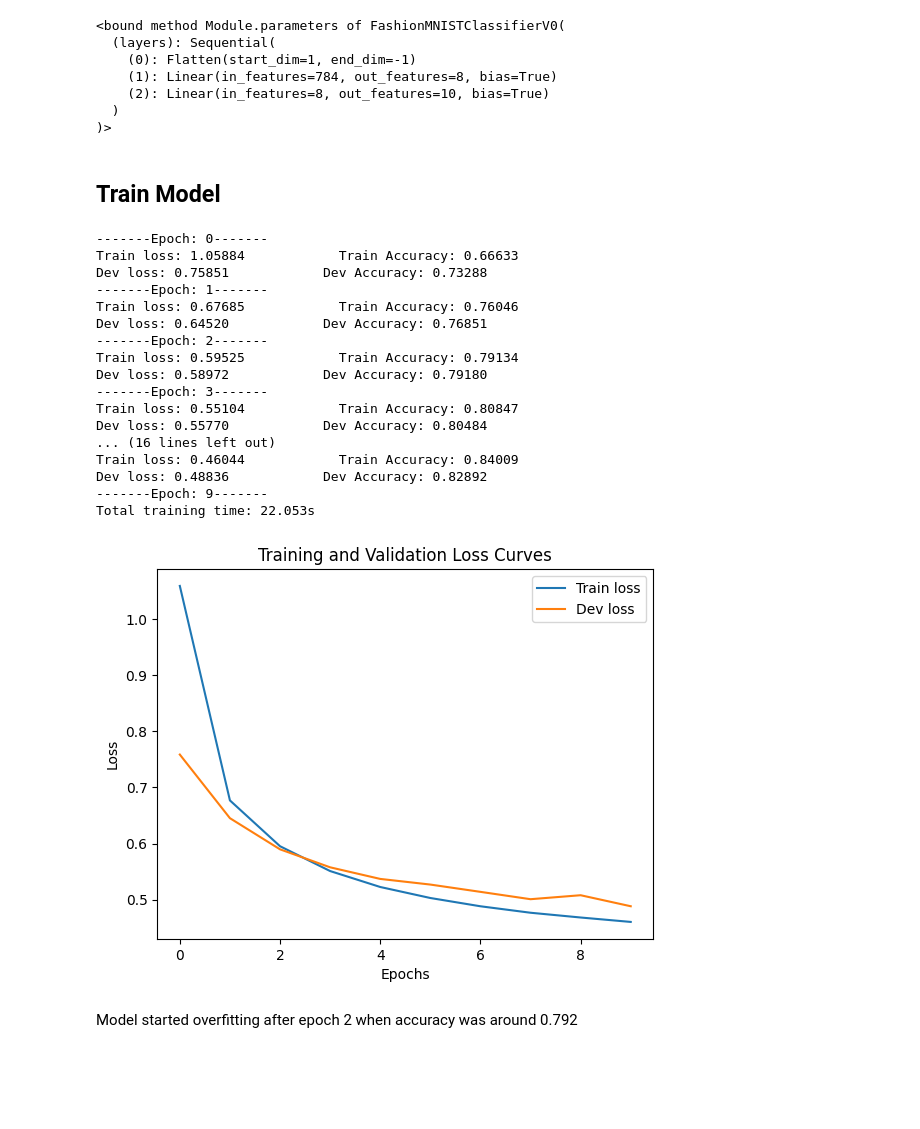
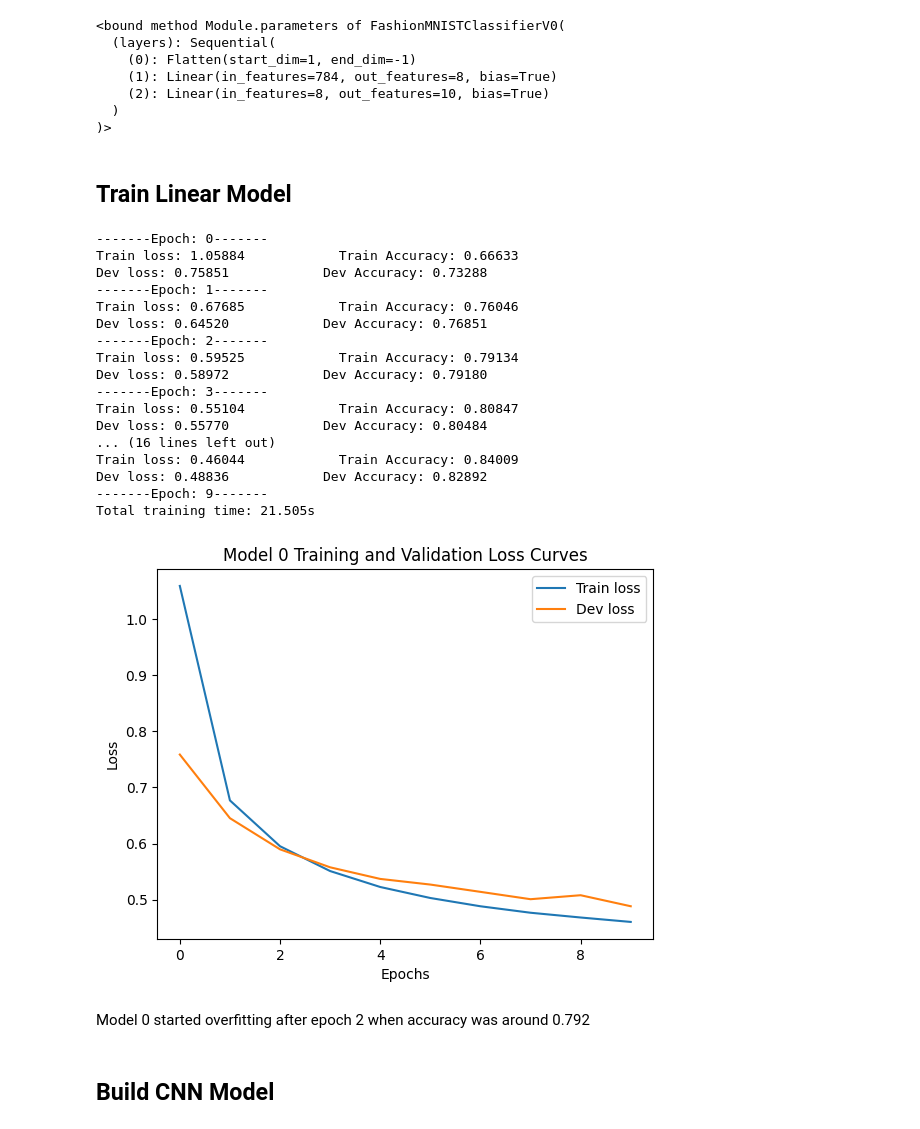
Before and after one commit to akshaytrikha/learning-pytorch, a Jupyter notebook: minibatch-vision-classification.ipynb, the cells around one changed output. Cells and saved outputs as stored; diff of their text form; code cells hidden in the pictures; blank space fills up the shorter version.

```diff
--- a/minibatch-vision-classification.ipynb
+++ b/minibatch-vision-classification.ipynb
@@ -110,6 +182,5 @@ class FashionMNISTClassifierV0(nn.Module):
     def forward(self, x):
         return self.layers(x)
 # %%
-device = "cuda" if torch.cuda.is_available() else "cpu"
-model = FashionMNISTClassifierV0(input_features=NUM_FEATURES, output_features=NUM_CLASSES, hidden_units=8).to(device)
+model_0 = FashionMNISTClassifierV0(input_features=NUM_FEATURES, output_features=NUM_CLASSES, hidden_units=8).to(device)
 # %%
@@ -123,4 +194,4 @@ model.parameters
   )
 )>
 # %% [markdown]
-## Train Model
+## Train Linear Model
@@ -217,12 +220,12 @@ start_time = timer()
 for epoch in range(epochs):
     print(f"-------Epoch: {epoch}-------")
     train_loss, train_accuracy = \
-        train_step(model, train_dataloader, loss_fn, accuracy_fn, device)
+        train_step(model_0, train_dataloader, loss_fn, accuracy_fn, device)
     train_loss_values += [train_loss]
     train_accuracy_values += [train_accuracy]
 
     dev_loss, dev_accuracy = \
-        dev_step(model, test_dataloader, loss_fn, accuracy_fn, device)
+        dev_step(model_0, test_dataloader, loss_fn, accuracy_fn, device)
     dev_loss_values += [dev_loss]
     dev_accuracy_values += [dev_accuracy]
 
@@ -245,16 +248,18 @@ Dev loss: 0.55770            Dev Accuracy: 0.80484
 Train loss: 0.46044            Train Accuracy: 0.84009
 Dev loss: 0.48836            Dev Accuracy: 0.82892
 -------Epoch: 9-------
-Total training time: 22.053s
+Total training time: 21.505s
 # %%
 # plot loss curves
 plt.plot(torch.arange(epochs), train_loss_values, label="Train loss")
 plt.plot(torch.arange(epochs), dev_loss_values, label="Dev loss")
-plt.title("Training and Validation Loss Curves")
+plt.title("Model 0 Training and Validation Loss Curves")
 plt.ylabel("Loss")
 plt.xlabel("Epochs")
 plt.legend();
 # %% [output]
-[figure, old version]
+[figure, new version]
 # %% [markdown]
-Model started overfitting after epoch 2 when accuracy was around 0.792
+Model 0 started overfitting after epoch 2 when accuracy was around 0.792
+# %% [markdown]
+## Build CNN Model
```
Also changed, not shown: parts of 16 cells of this notebook.
